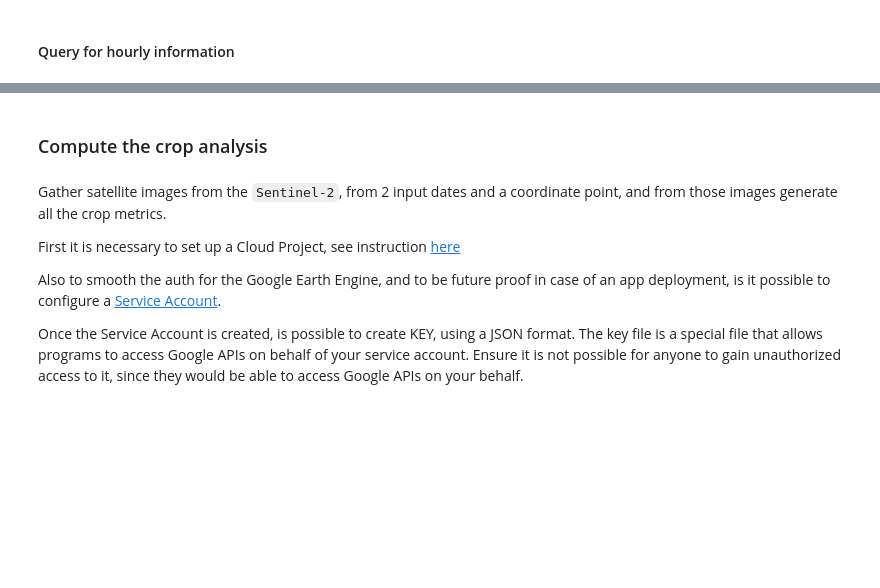
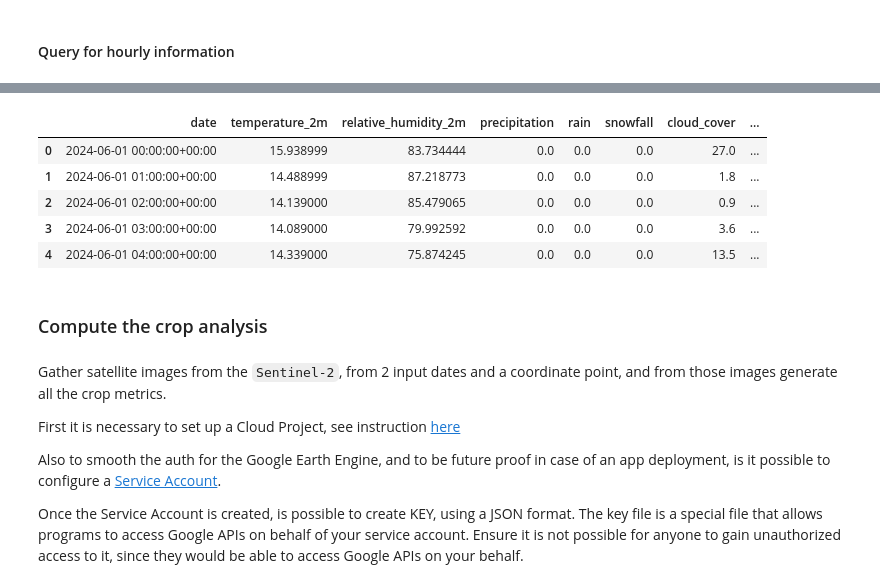
Before and after one commit to MauroAndretta/AgroEye, a Jupyter notebook: notebooks/Crop_Analysis.ipynb, the cells around one changed output, grey strips where cells are left out. Drawn from its saved outputs; the diff is of its cells as text; code cells hidden in the pictures; blank space fills up the shorter version.

```diff
--- a/notebooks/Crop_Analysis.ipynb
+++ b/notebooks/Crop_Analysis.ipynb
@@ -213,4 +262,28 @@ fig.show()
 #fig.write_image("../images/weather_forecast_daily.png")
 # %% [markdown]
 #### Query for hourly information
+# %%
+params_hourly = {
+    "latitude": lat,
+    "longitude": lon,
+    "start_date": start_date,
+    "end_date": end_date,
+    "hourly": [
+        "temperature_2m",
+        "relative_humidity_2m",
+        "precipitation",
+        "rain",
+        "snowfall",
+        "cloud_cover",
+        "et0_fao_evapotranspiration",
+        "vapour_pressure_deficit",
+        "wind_speed_10m",
+        "soil_temperature_0_to_7cm",
+        "soil_temperature_7_to_28cm",
+        "soil_temperature_28_to_100cm",
+        "soil_moisture_0_to_7cm",
+        "soil_moisture_7_to_28cm",
+        "is_day",
+    ],
+}
 # %%
@@ -277,5 +345,14 @@ hourly_data["uv_index"] = hourly_uv_index
 # %%
 hourly_dataframe = pd.DataFrame(data = hourly_data)
+# %%
+hourly_dataframe.head()
+# %% [output]
+|  | date | temperature_2m | relative_humidity_2m | precipitation | rain | snowfall | cloud_cover | ... |
+| 0 | 2024-06-01 00:00:00+00:00 | 15.938999 | 83.734444 | 0.0 | 0.0 | 0.0 | 27.0 | ... |
+| 1 | 2024-06-01 01:00:00+00:00 | 14.488999 | 87.218773 | 0.0 | 0.0 | 0.0 | 1.8 | ... |
+| 2 | 2024-06-01 02:00:00+00:00 | 14.139000 | 85.479065 | 0.0 | 0.0 | 0.0 | 0.9 | ... |
+| 3 | 2024-06-01 03:00:00+00:00 | 14.089000 | 79.992592 | 0.0 | 0.0 | 0.0 | 3.6 | ... |
+| 4 | 2024-06-01 04:00:00+00:00 | 14.339000 | 75.874245 | 0.0 | 0.0 | 0.0 | 13.5 | ... |
 # %%
 fig = go.Figure()
 
```
Also changed, not shown: parts of 20 cells of this notebook.
